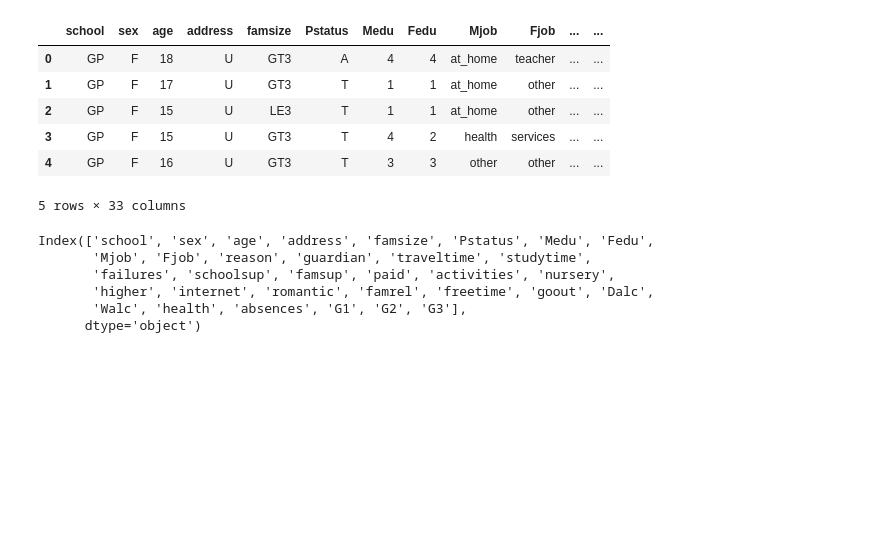
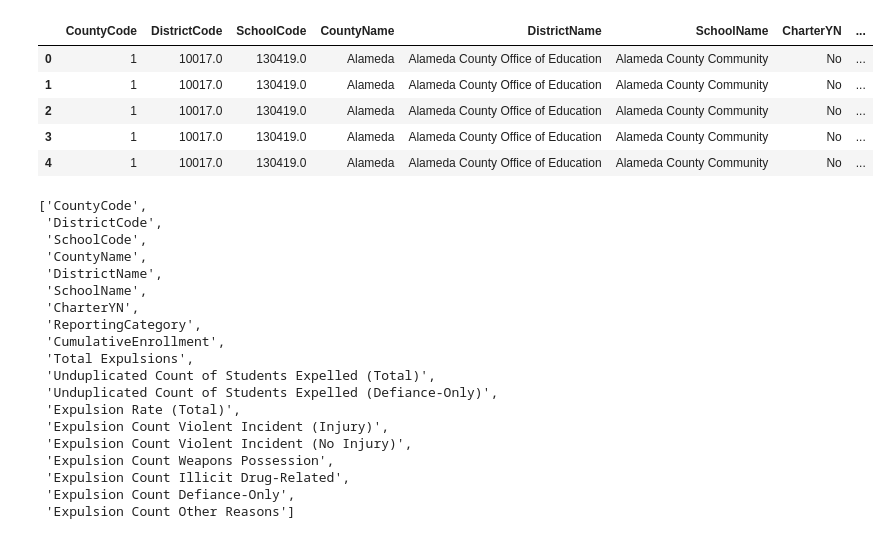
Before and after one commit to EmilioD19/student-success, a Jupyter notebook: Student Success Classification.ipynb, the cells around one changed output. Cells and saved outputs as stored; diff of their text form; code cells hidden in the pictures; blank space fills up the shorter version.

```diff
--- a/Student Success Classification.ipynb
+++ b/Student Success Classification.ipynb
@@ -4,5 +4,4 @@ import numpy as np
 import seaborn as sns
 import matplotlib.pyplot as plt
 # %%
-math_df = pd.read_csv("/Users/emiliodulay/Documents/Programming/Student Success Classification/student-success/student-mat.csv", sep= ";")
-port_df = pd.read_csv("/Users/emiliodulay/Documents/Programming/Student Success Classification/student-success/student-por.csv", sep= ";")
+expulsion = pd.read_csv("/Users/emiliodulay/Documents/Programming/Student Success Classification/student-success/expulsion24.txt", delimiter='\t')
@@ -18,0 +22,3 @@ math_df.head()
+# %%
+df = expulsion[expulsion["AggregateLevel"] == "S"]
+df.columns
@@ -18,0 +37,3 @@ math_df.head()
+# %%
+df = df.drop(["AcademicYear", "AggregateLevel"], axis = 1).reset_index(drop = True)
+df.head()
@@ -19,19 +93,31 @@ math_df.head()
 # %%
-port_df.head()
+df.head()
 # %% [output]
-|  | school | sex | age | address | famsize | Pstatus | Medu | Fedu | Mjob | Fjob | ... | ... |
-| 0 | GP | F | 18 | U | GT3 | A | 4 | 4 | at_home | teacher | ... | ... |
-| 1 | GP | F | 17 | U | GT3 | T | 1 | 1 | at_home | other | ... | ... |
-| 2 | GP | F | 15 | U | LE3 | T | 1 | 1 | at_home | other | ... | ... |
-| 3 | GP | F | 15 | U | GT3 | T | 4 | 2 | health | services | ... | ... |
-| 4 | GP | F | 16 | U | GT3 | T | 3 | 3 | other | other | ... | ... |
+|  | CountyCode | DistrictCode | SchoolCode | CountyName | DistrictName | SchoolName | CharterYN | ... |
+| 0 | 1 | 10017.0 | 130419.0 | Alameda | Alameda County Office of Education | Alameda County Community | No | ... |
+| 1 | 1 | 10017.0 | 130419.0 | Alameda | Alameda County Office of Education | Alameda County Community | No | ... |
+| 2 | 1 | 10017.0 | 130419.0 | Alameda | Alameda County Office of Education | Alameda County Community | No | ... |
+| 3 | 1 | 10017.0 | 130419.0 | Alameda | Alameda County Office of Education | Alameda County Community | No | ... |
+| 4 | 1 | 10017.0 | 130419.0 | Alameda | Alameda County Office of Education | Alameda County Community | No | ... |
-5 rows × 33 columns
-# %%
-math_df.columns
-# %% [output]
-Index(['school', 'sex', 'age', 'address', 'famsize', 'Pstatus', 'Medu', 'Fedu',
-       'Mjob', 'Fjob', 'reason', 'guardian', 'traveltime', 'studytime',
-       'failures', 'schoolsup', 'famsup', 'paid', 'activities', 'nursery',
-       'higher', 'internet', 'romantic', 'famrel', 'freetime', 'goout', 'Dalc',
-       'Walc', 'health', 'absences', 'G1', 'G2', 'G3'],
-      dtype='object')
+# %%
+df.columns.tolist()
+# %% [output]
+['CountyCode',
+ 'DistrictCode',
+ 'SchoolCode',
+ 'CountyName',
+ 'DistrictName',
+ 'SchoolName',
+ 'CharterYN',
+ 'ReportingCategory',
+ 'CumulativeEnrollment',
+ 'Total Expulsions',
+ 'Unduplicated Count of Students Expelled (Total)',
+ 'Unduplicated Count of Students Expelled (Defiance-Only)',
+ 'Expulsion Rate (Total)',
+ 'Expulsion Count Violent Incident (Injury)',
+ 'Expulsion Count Violent Incident (No Injury)',
+ 'Expulsion Count Weapons Possession',
+ 'Expulsion Count Illicit Drug-Related',
+ 'Expulsion Count Defiance-Only',
+ 'Expulsion Count Other Reasons']
```
Also changed, not shown: parts of 22 cells of this notebook.
